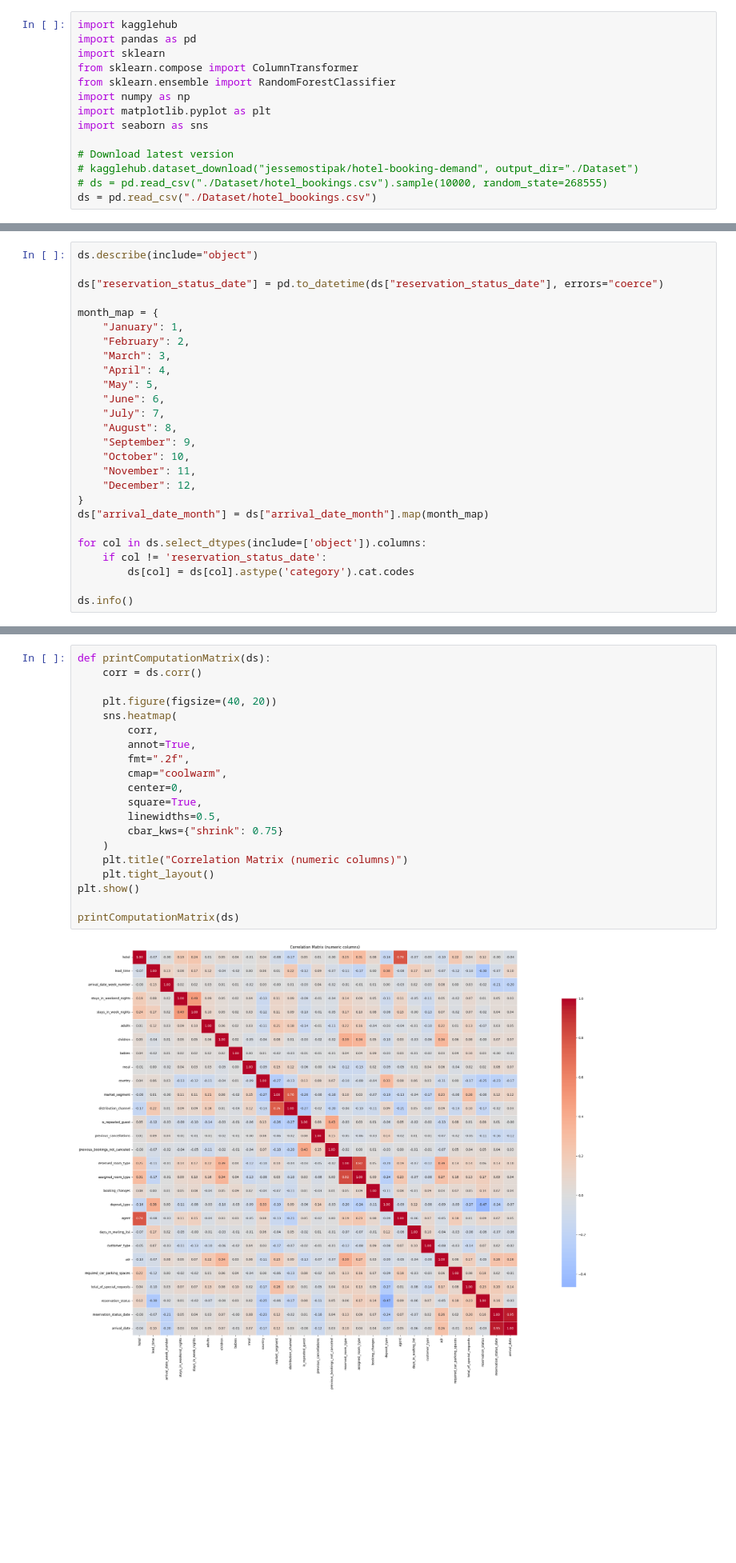
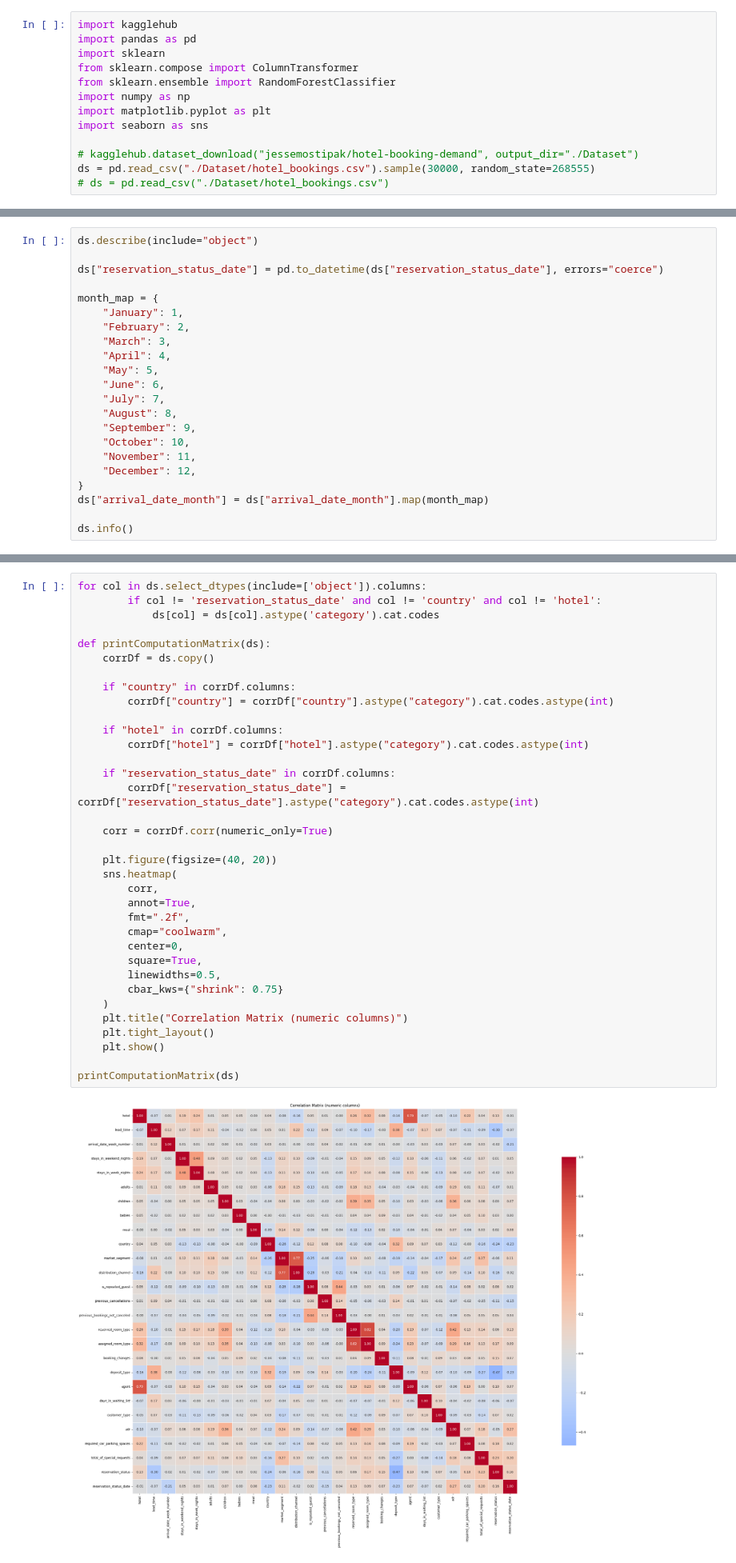
Before and after one commit to Kraszuuu/HotelBookingDemand, a Jupyter notebook: main.ipynb, the cells around one changed output, grey strips where cells are left out. Shown at 80% size. Saved outputs shown, nothing was run; the diff lists cells and outputs as text; blank space fills up the shorter version.

Commit message:
Fix plots

```diff
--- a/main.ipynb
+++ b/main.ipynb
@@ -12,10 +12,9 @@ import numpy as np
 import matplotlib.pyplot as plt
 import seaborn as sns
 
-# Download latest version
 # kagglehub.dataset_download("jessemostipak/hotel-booking-demand", output_dir="./Dataset")
-# ds = pd.read_csv("./Dataset/hotel_bookings.csv").sample(10000, random_state=268555)
-ds = pd.read_csv("./Dataset/hotel_bookings.csv")
+ds = pd.read_csv("./Dataset/hotel_bookings.csv").sample(30000, random_state=268555)
+# ds = pd.read_csv("./Dataset/hotel_bookings.csv")
 # %% [markdown]
 ## Data checks
 # %% [markdown]
@@ -84,10 +81,6 @@ month_map = {
 }
 ds["arrival_date_month"] = ds["arrival_date_month"].map(month_map)
 
-for col in ds.select_dtypes(include=['object']).columns:
-    if col != 'reservation_status_date':
-        ds[col] = ds[col].astype('category').cat.codes
-
 ds.info()
 # %% [output]
 <class 'pandas.core.frame.DataFrame'>
@@ -236,24 +231,39 @@ Wrote 11975 rows to column_value_counts.csv
 # %% [markdown]
 ### Correlation matrix presentation
 # %%
+for col in ds.select_dtypes(include=['object']).columns:
+        if col != 'reservation_status_date' and col != 'country' and col != 'hotel':
+            ds[col] = ds[col].astype('category').cat.codes
+
 def printComputationMatrix(ds):
-    corr = ds.corr()
+    corrDf = ds.copy()
+
+    if "country" in corrDf.columns:
+        corrDf["country"] = corrDf["country"].astype("category").cat.codes.astype(int)
+
+    if "hotel" in corrDf.columns:
+        corrDf["hotel"] = corrDf["hotel"].astype("category").cat.codes.astype(int)
+
+    if "reservation_status_date" in corrDf.columns:
+        corrDf["reservation_status_date"] = corrDf["reservation_status_date"].astype("category").cat.codes.astype(int)
+
+    corr = corrDf.corr(numeric_only=True)
 
     plt.figure(figsize=(40, 20))
     sns.heatmap(
         corr,
         annot=True,
         fmt=".2f",
         cmap="coolwarm",
         center=0,
         square=True,
         linewidths=0.5,
         cbar_kws={"shrink": 0.75}
     )
     plt.title("Correlation Matrix (numeric columns)")
     plt.tight_layout()
-plt.show()
+    plt.show()
 
 printComputationMatrix(ds)
 # %% [output]
-[figure, old version]
+[figure, new version]
```
Also changed, not shown: parts of 12 cells of this notebook.
